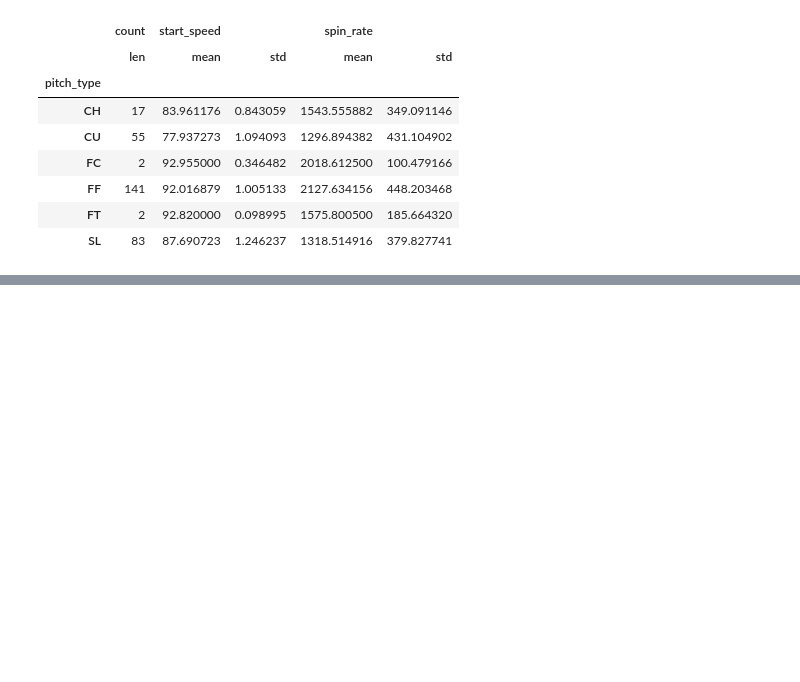
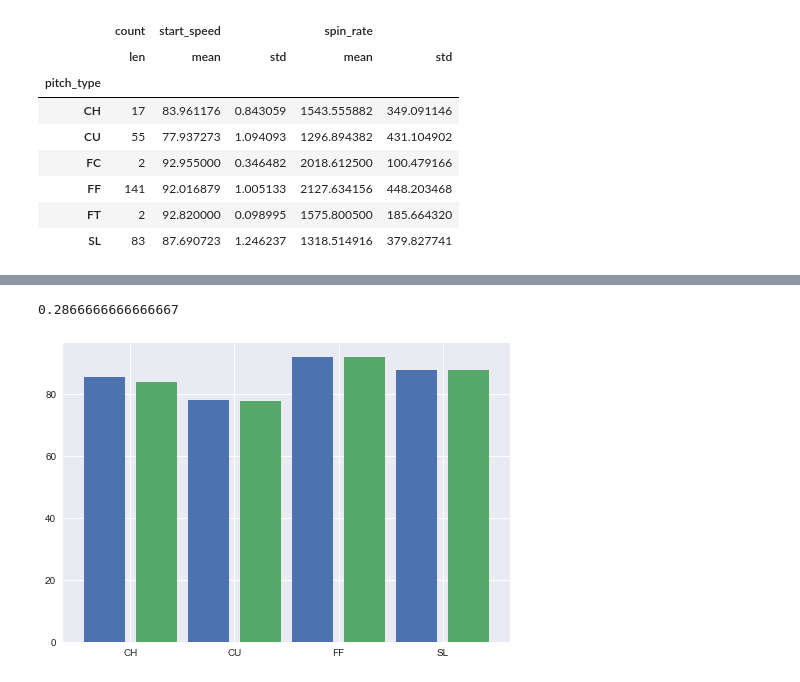
Before and after one commit to rlucioni/statcast, a Jupyter notebook: statcast/statcast.ipynb, the cells around one changed output, grey strips where cells are left out. Saved outputs shown, nothing was run; the diff lists cells and outputs as text; code cells hidden in the pictures; blank space fills up the shorter version.

```diff
--- a/statcast/statcast.ipynb
+++ b/statcast/statcast.ipynb
@@ -120,0 +136,3 @@ pyplot.bar(xs, spin_rate_means, yerr=spin_rate_stds, tick_label=pitch_df.index)
+# %%
+strike_df = bumgarner_df[bumgarner_df['description'].str.contains('strike', case=False)]
+strike_df.head()
@@ -120,0 +151,3 @@ pyplot.bar(xs, spin_rate_means, yerr=spin_rate_stds, tick_label=pitch_df.index)
+# %%
+ball_df = bumgarner_df[bumgarner_df['description'].str.contains('ball$', case=False)]
+ball_df.head()
@@ -120,0 +162,31 @@ pyplot.bar(xs, spin_rate_means, yerr=spin_rate_stds, tick_label=pitch_df.index)
+# %%
+len(ball_df)/len(bumgarner_df)
+# %% [output]
+0.2866666666666667
+# %%
+ax = pyplot.subplot(1, 1, 1)
+
+aggregated_strike_df = strike_df.rename(columns={'start_speed': 'strike_start_speed'}).groupby('pitch_type').agg({
+    'strike_start_speed': [numpy.mean, numpy.std],
+})
+
+aggregated_ball_df = ball_df.rename(columns={'start_speed': 'ball_start_speed'}).groupby('pitch_type').agg({
+    'ball_start_speed': [numpy.mean, numpy.std],
+})
+
+strike_means = aggregated_strike_df[('strike_start_speed', 'mean')]
+ball_means = aggregated_ball_df[('ball_start_speed', 'mean')]
+
+strikes_and_balls = pandas.concat([strike_means, ball_means], axis=1, join='inner')
+
+evens = numpy.arange(len(strikes_and_balls)) * 2
+odds = (numpy.arange(len(strikes_and_balls)) * 2) + 1
+
+pyplot.bar(evens, strikes_and_balls[('strike_start_speed', 'mean')])
+pyplot.bar(odds, strikes_and_balls[('ball_start_speed', 'mean')])
+
+ax.set_xticks((numpy.arange(len(strikes_and_balls)) * 2) + 0.5)
+# Prevent return value from being printed.
+_ = ax.set_xticklabels(strikes_and_balls.index)
+# %% [output]
+[figure, added]
```
Also changed, not shown: parts of 12 cells of this notebook, 1 other file.
